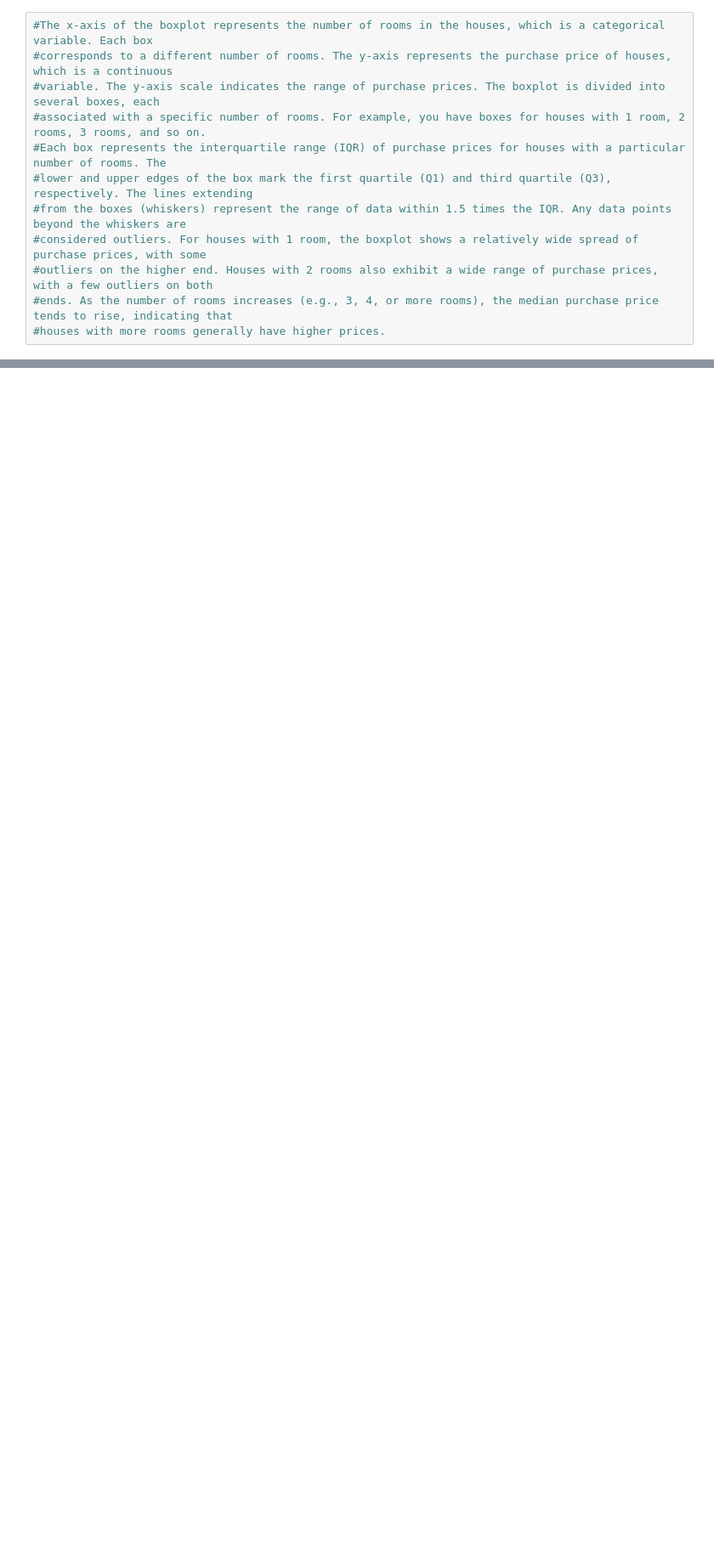
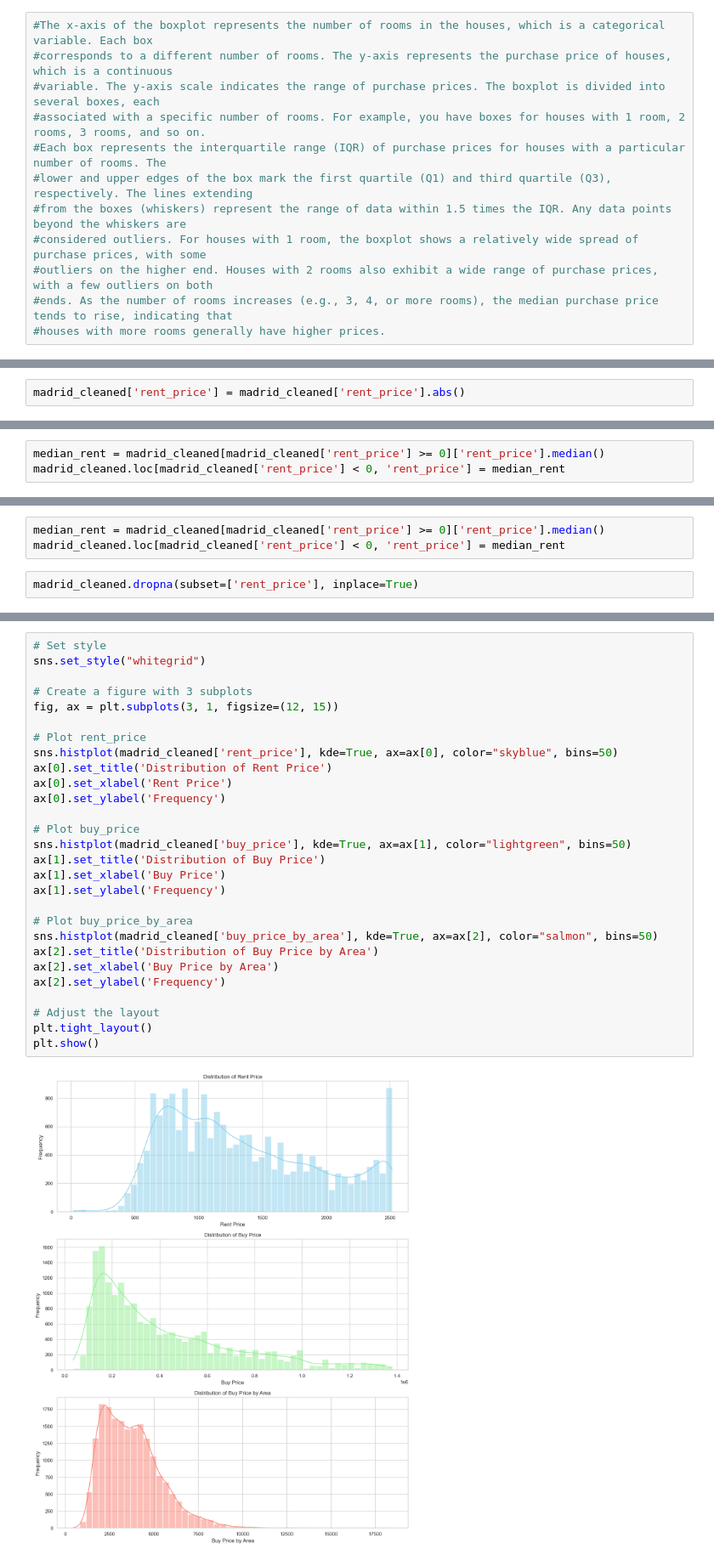
Before and after one commit to Fidel-Leanne/dataAnalysis, a Jupyter notebook: Analysis/realEstate.ipynb, the cells around one changed output, grey strips where cells are left out. Shown at 85% size. Cells and saved outputs as stored; diff of their text form; blank space fills up the shorter version.

Commit message:
cleaned data

```diff
--- a/Analysis/realEstate.ipynb
+++ b/Analysis/realEstate.ipynb
@@ -341,0 +484,2 @@ plt.show()
+# %%
+madrid_cleaned['rent_price'] = madrid_cleaned['rent_price'].abs()
@@ -341,0 +491,3 @@ plt.show()
+# %%
+median_rent = madrid_cleaned[madrid_cleaned['rent_price'] >= 0]['rent_price'].median()
+madrid_cleaned.loc[madrid_cleaned['rent_price'] < 0, 'rent_price'] = median_rent
@@ -341,0 +506,5 @@ plt.show()
+# %%
+median_rent = madrid_cleaned[madrid_cleaned['rent_price'] >= 0]['rent_price'].median()
+madrid_cleaned.loc[madrid_cleaned['rent_price'] < 0, 'rent_price'] = median_rent
+# %%
+madrid_cleaned.dropna(subset=['rent_price'], inplace=True)
@@ -341,0 +528,30 @@ plt.show()
+# %%
+# Set style
+sns.set_style("whitegrid")
+
+# Create a figure with 3 subplots
+fig, ax = plt.subplots(3, 1, figsize=(12, 15))
+
+# Plot rent_price
+sns.histplot(madrid_cleaned['rent_price'], kde=True, ax=ax[0], color="skyblue", bins=50)
+ax[0].set_title('Distribution of Rent Price')
+ax[0].set_xlabel('Rent Price')
+ax[0].set_ylabel('Frequency')
+
+# Plot buy_price
+sns.histplot(madrid_cleaned['buy_price'], kde=True, ax=ax[1], color="lightgreen", bins=50)
+ax[1].set_title('Distribution of Buy Price')
+ax[1].set_xlabel('Buy Price')
+ax[1].set_ylabel('Frequency')
+
+# Plot buy_price_by_area
+sns.histplot(madrid_cleaned['buy_price_by_area'], kde=True, ax=ax[2], color="salmon", bins=50)
+ax[2].set_title('Distribution of Buy Price by Area')
+ax[2].set_xlabel('Buy Price by Area')
+ax[2].set_ylabel('Frequency')
+
+# Adjust the layout
+plt.tight_layout()
+plt.show()
+# %% [output]
+[figure, added]
```
Also changed, not shown: parts of 21 cells of this notebook, 1 other file.
